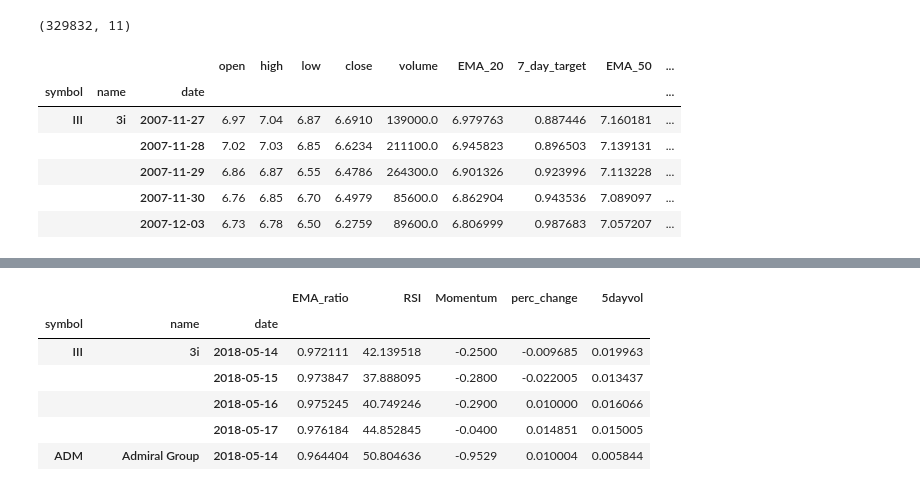
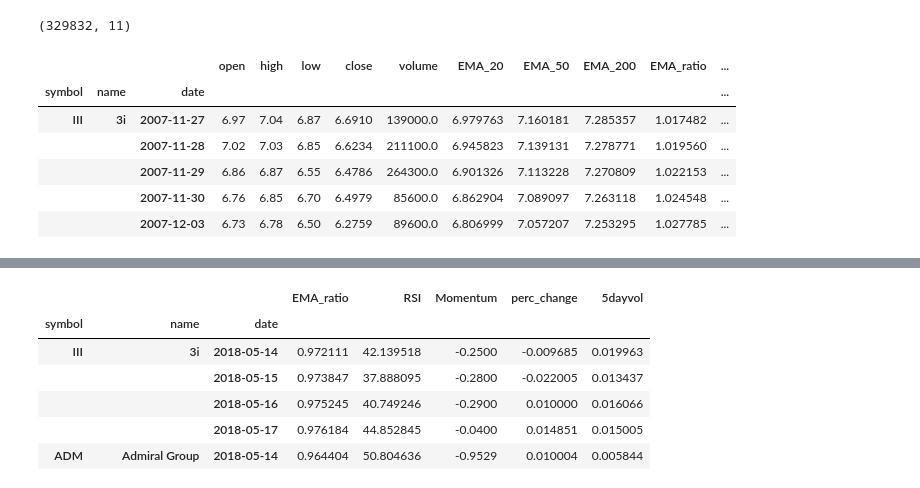
Before and after one commit to Jonny2650/Trading, a Jupyter notebook: Model.ipynb, the cells around one changed output, grey strips where cells are left out. Saved outputs shown, nothing was run; the diff lists cells and outputs as text; code cells hidden in the pictures.

```diff
--- a/Model.ipynb
+++ b/Model.ipynb
@@ -107,39 +107,39 @@ df1.shape
 # %%
     # Calculated columns
     #prices['EMA_20'] = prices.groupby(level=1).apply(lambda x: ta.EMA(x.close.values, 20))  # 20 day exponential moving average
     prices  = prices.copy().loc[(prices.loc[:,'open':'volume'] != 0 ).all(axis=1)] # Don't touch this (:
     #prices  = prices.copy().loc[(prices.loc[:,volume'] != 0 ).all(axis=1)] # Don't touch this (:
 
     price_close = prices.groupby(level=['symbol']).close
 
     prices['EMA_20'] = price_close.apply(lambda x: ta.EMA(x,20))   # 20 day exponential moving average
     prices['EMA_50'] = price_close.apply(lambda x: ta.EMA(x, 50))  # 50 day exponential moving average
     prices['EMA_200'] = price_close.apply(lambda x: ta.EMA(x, 200))  # 200 day exponential moving average
     prices['EMA_ratio'] = prices['EMA_200']/prices['EMA_50'] # Ratio of moving average
     prices['RSI'] = price_close.apply(lambda x: ta.RSI(x, 14))  # 14 day relative strength index
     #prices['CCI'] = prices.apply(lambda x: ta.CCI(high=x.high.va, low=x.low.values, close=x.close.values, timeperiod=20))  # 20 day commodity channel index
     prices['Momentum'] = price_close.apply(lambda x: ta.MOM(x, 10))  # 10 day rolling momentum
     #prices['Stoch_fastk'], prices['Stoch_fastd'] = prices.groupby(level=1).apply(lambda x: ta.STOCHF(high=x.high.values, low=x.low.values, close=x.close.values, fastk_period=14, fastd_period=3))  # Stochastic fast indicator
     #prices['OBV'] = price_close.apply(lambda x: ta.OBV(np.asarray(x['close']), x['volume']))  # On Balance Volume
     #prices['bbandupper'], prices['bbandmiddle'], prices['bbandlower'] =  prices.groupby(level=1).apply(lambda x: ta.BBANDS(x.close.values))
 
     prices['perc_change']=(prices['close']- prices['close'].shift(1))/prices['close'].shift(1)  # Getting the daily percentage change
     prices['5dayvol'] = prices['perc_change'].rolling(window=5, center=False).std()  # 5 day volatility
-    prices['7_day_target'] = prices['close'].shift(-7) / prices['close']  # target of X days
+    prices['5_day_target'] = prices['close'].shift(-5) / prices['close']  # target of X days
 
-    clean_prices = prices.loc[(prices['EMA_200'].notnull() & prices['7_day_target'].notnull())]
+    clean_prices = prices.loc[(prices['EMA_200'].notnull() & prices['5_day_target'].notnull())]
     #clean_prices = clean_prices.reset_index()
     #forest = RandomForestRegressor()
 
     clean_prices.head()
 # %% [output]
-|  |  |  | open | high | low | close | volume | EMA_20 | 7_day_target | EMA_50 | ... |
-| symbol | name | date |  |  |  |  |  |  |  |  | ... |
-| III | 3i | 2007-11-27 | 6.97 | 7.04 | 6.87 | 6.6910 | 139000.0 | 6.979763 | 0.887446 | 7.160181 | ... |
-|  |  | 2007-11-28 | 7.02 | 7.03 | 6.85 | 6.6234 | 211100.0 | 6.945823 | 0.896503 | 7.139131 | ... |
-|  |  | 2007-11-29 | 6.86 | 6.87 | 6.55 | 6.4786 | 264300.0 | 6.901326 | 0.923996 | 7.113228 | ... |
-|  |  | 2007-11-30 | 6.76 | 6.85 | 6.70 | 6.4979 | 85600.0 | 6.862904 | 0.943536 | 7.089097 | ... |
-|  |  | 2007-12-03 | 6.73 | 6.78 | 6.50 | 6.2759 | 89600.0 | 6.806999 | 0.987683 | 7.057207 | ... |
+|  |  |  | open | high | low | close | volume | EMA_20 | EMA_50 | EMA_200 | EMA_ratio | ... |
+| symbol | name | date |  |  |  |  |  |  |  |  |  | ... |
+| III | 3i | 2007-11-27 | 6.97 | 7.04 | 6.87 | 6.6910 | 139000.0 | 6.979763 | 7.160181 | 7.285357 | 1.017482 | ... |
+|  |  | 2007-11-28 | 7.02 | 7.03 | 6.85 | 6.6234 | 211100.0 | 6.945823 | 7.139131 | 7.278771 | 1.019560 | ... |
+|  |  | 2007-11-29 | 6.86 | 6.87 | 6.55 | 6.4786 | 264300.0 | 6.901326 | 7.113228 | 7.270809 | 1.022153 | ... |
+|  |  | 2007-11-30 | 6.76 | 6.85 | 6.70 | 6.4979 | 85600.0 | 6.862904 | 7.089097 | 7.263118 | 1.024548 | ... |
+|  |  | 2007-12-03 | 6.73 | 6.78 | 6.50 | 6.2759 | 89600.0 | 6.806999 | 7.057207 | 7.253295 | 1.027785 | ... |
 # %%
     #x_train, x_test, y_train, y_test = train_test_split(clean_prices.loc[:,'EMA_ratio':'bbandlower'], clean_prices.loc[:,['7_day_target']], shuffle=False, test_size=90)
     test_size = 3
```
Also changed, not shown: parts of 13 cells of this notebook.
